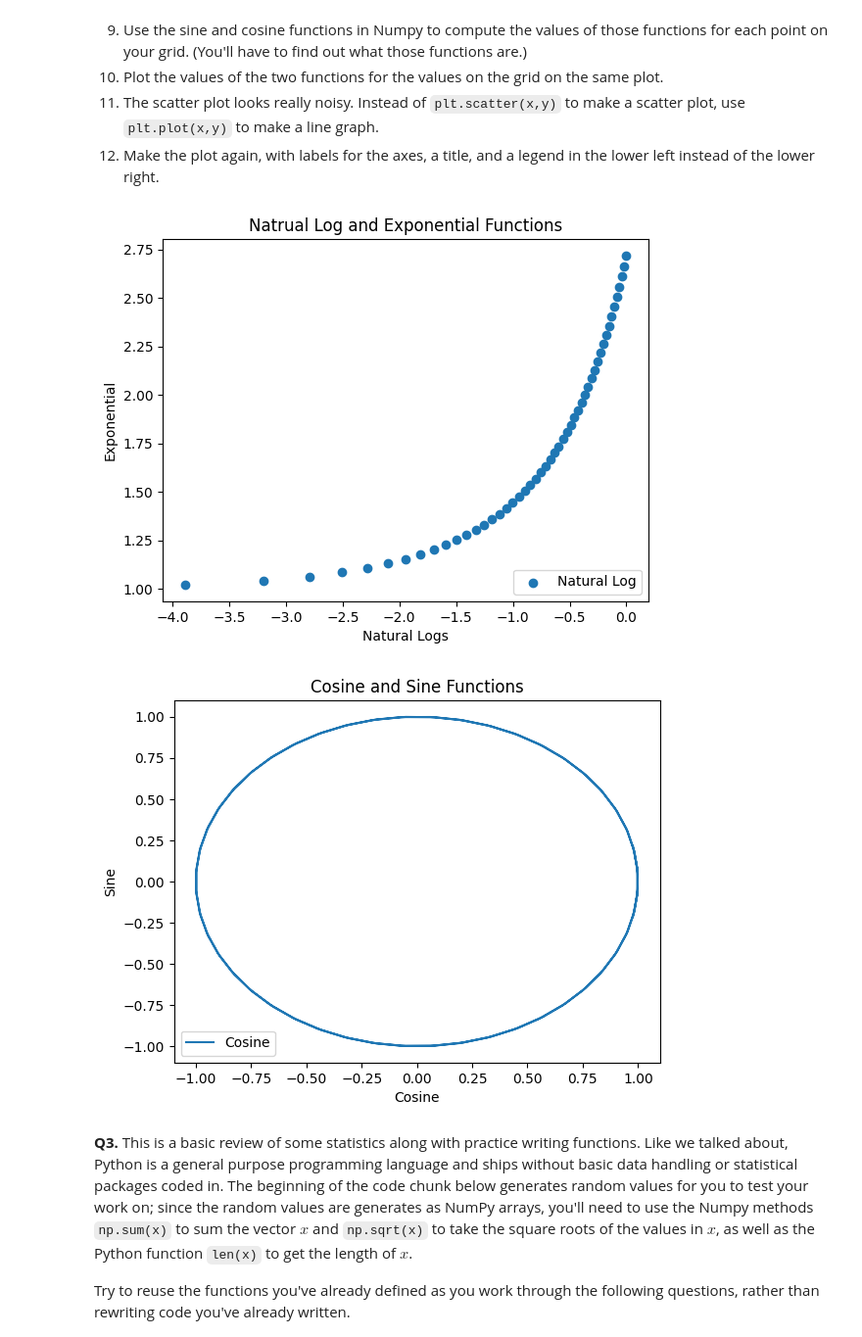
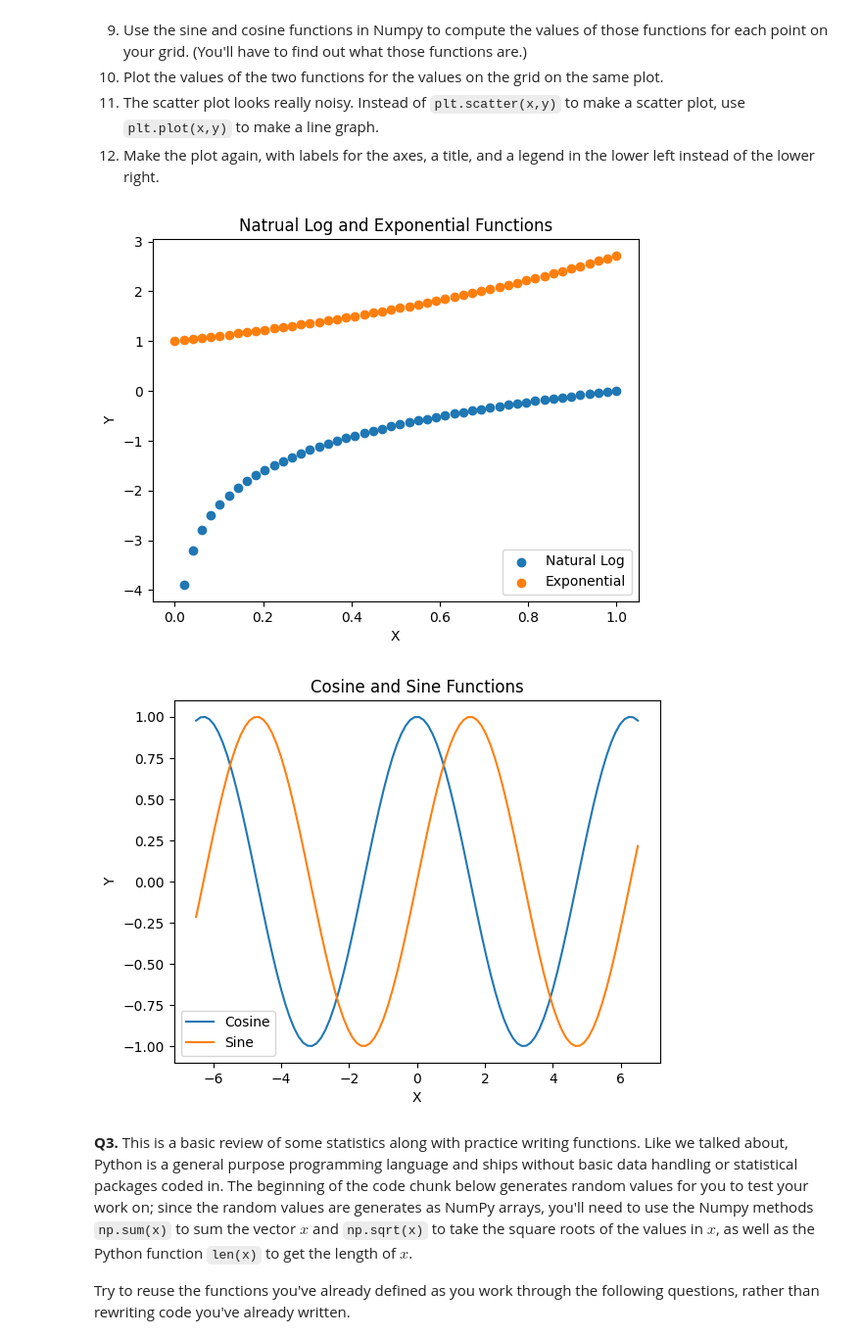
Before and after one commit to mwm6nq/programming1, a Jupyter notebook: assignment_programming1.ipynb, the cells around one changed output. Shown at 98% size. Saved outputs shown, nothing was run; the diff lists cells and outputs as text; code cells hidden in the pictures.

```diff
--- a/assignment_programming1.ipynb
+++ b/assignment_programming1.ipynb
@@ -37,31 +37,33 @@ Now do it again, with slightly less direction:
 # %%
 import numpy as np
 import matplotlib.pyplot as plt
 x = np.linspace(0,1,50)
 y = np.log(x)
 z = np.exp(x)
-plt.scatter(y,z, label = "Natural Log")
-plt.xlabel("Natural Logs")
-plt.ylabel("Exponential")
+plt.scatter(x,y, label = "Natural Log")
+plt.scatter(x,z, label = "Exponential")
+plt.xlabel("X")
+plt.ylabel("Y")
 plt.title("Natrual Log and Exponential Functions")
 plt.legend(loc = 'lower right')
 plt.show()
 # %% [output]
-[figure, old version]
+[figure, new version]
 # %%
 import numpy as np
 import matplotlib.pyplot as plt
 x = np.linspace(-6.5,6.5,100)
 y = np.cos(x)
 z = np.sin(x)
-plt.plot(y,z, label = "Cosine")
-plt.xlabel("Cosine")
-plt.ylabel("Sine")
+plt.plot(x,y, label = "Cosine")
+plt.plot(x,z, label = "Sine")
+plt.xlabel("X")
+plt.ylabel("Y")
 plt.title("Cosine and Sine Functions")
 plt.legend(loc = 'lower left')
 plt.show()
 # %% [output]
-[figure, old version]
+[figure, new version]
 # %% [markdown]
 **Q3.** This is a basic review of some statistics along with practice writing functions. Like we talked about, Python is a general purpose programming language and ships without basic data handling or statistical packages coded in. The beginning of the code chunk below generates random values for you to test your work on; since the random values are generates as NumPy arrays, you'll need to use the Numpy methods `np.sum(x)` to sum the vector $x$ and `np.sqrt(x)` to take the square roots of the values in $x$, as well as the Python function `len(x)` to get the length of $x$.
 
```
